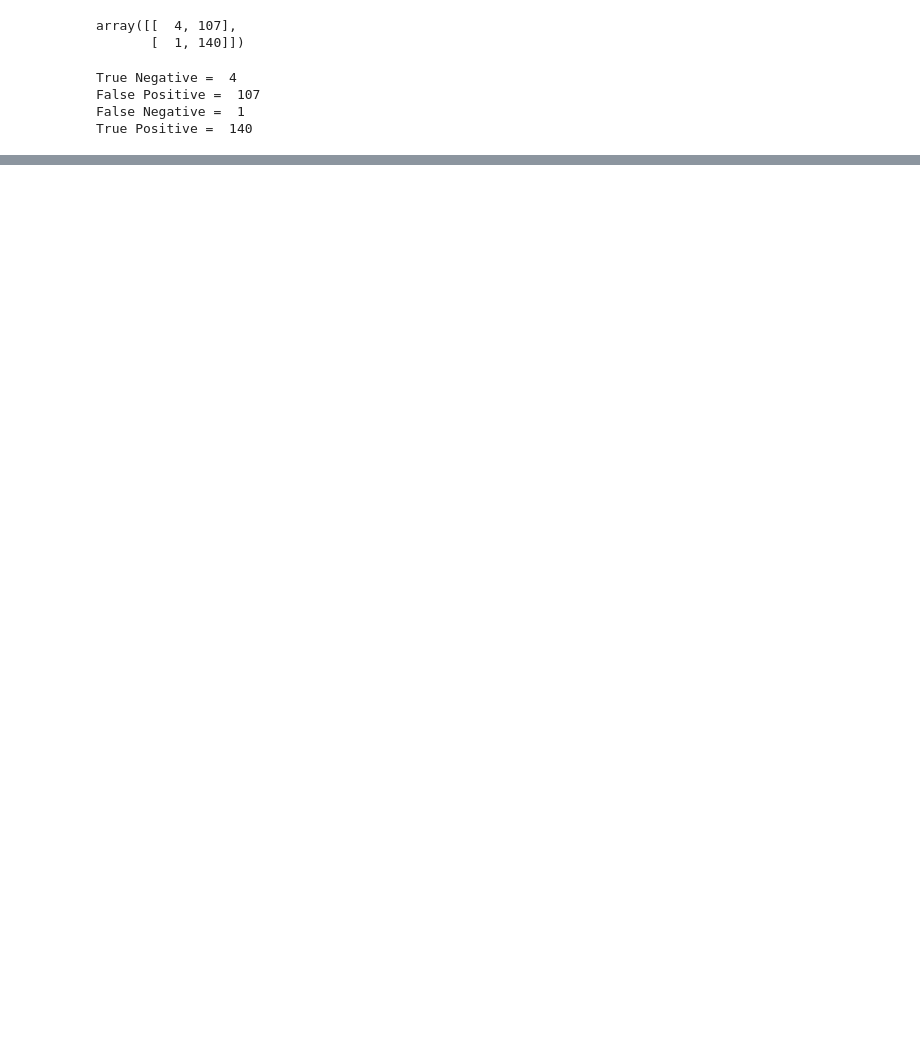
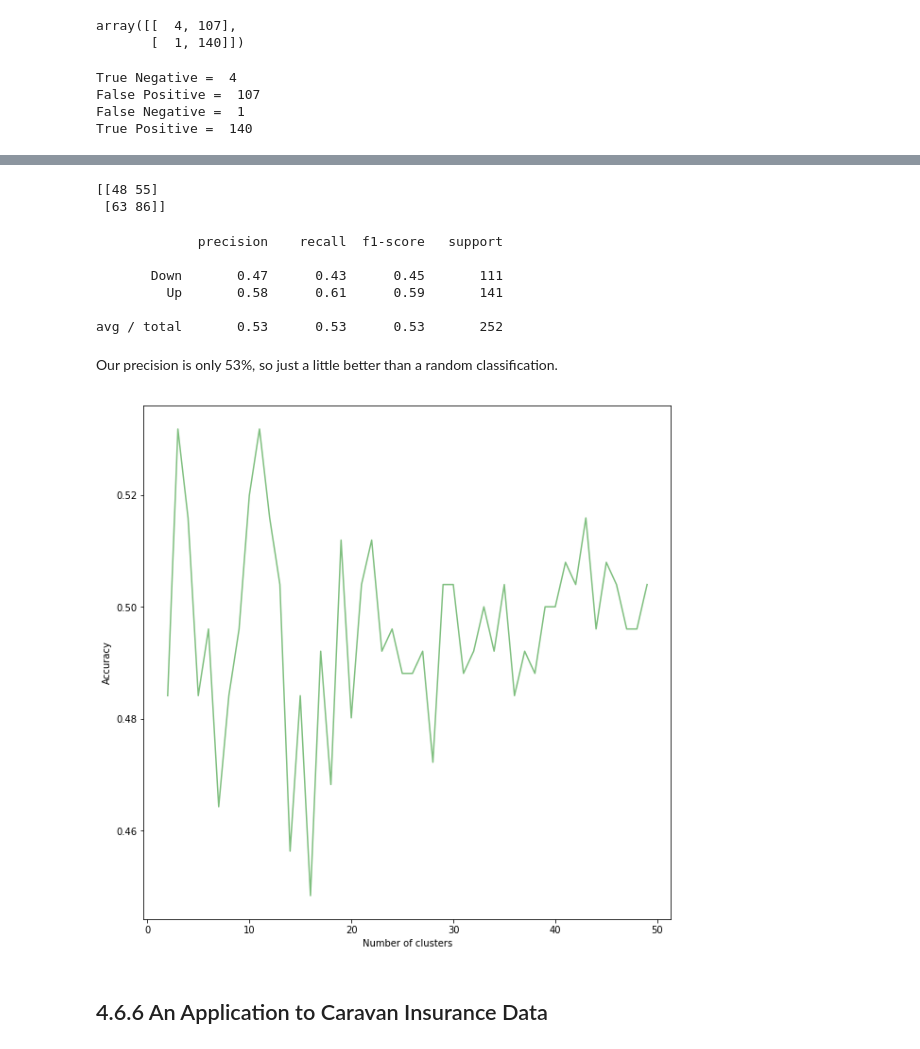
Before and after one commit to tdody/ISLR, a Jupyter notebook: Lab - Logistic Regression, LDA, QDA, and KNN.ipynb, the cells around one changed output, grey strips where cells are left out. Saved outputs shown, nothing was run; the diff lists cells and outputs as text; code cells hidden in the pictures; blank space fills up the shorter version.

```diff
--- a/Lab - Logistic Regression, LDA, QDA, and KNN.ipynb
+++ b/Lab - Logistic Regression, LDA, QDA, and KNN.ipynb
@@ -317,0 +336,12 @@ True Positive =  140
+# %%
+# Training data
+X_train = df[:'2004'][['Lag1','Lag2']]
+y_train = df[:'2004']['Direction']
+
+# Test data
+X_test = df['2005':][['Lag1','Lag2']]
+y_test = df['2005':]['Direction']
+# %%
+# Create and fit model
+lda = LDA()
+lda.fit(X_train,y_train)
@@ -317,0 +410,4 @@ True Positive =  140
+# %%
+# Create and fit model
+qda = QDA()
+qda.fit(X_train,y_train)
@@ -317,0 +458,40 @@ True Positive =  140
+# %%
+# Create and fit model
+knn = KNeighborsClassifier(n_neighbors=3)
+y_pred = knn.fit(X_train,y_train).predict(X_test)
+# %%
+# Confusion matrix
+print(confusion_matrix(y_pred,y_test))
+# %% [output]
+[[48 55]
+ [63 86]]
+# %%
+# Classification report
+print(classification_report(y_test,y_pred))
+# %% [output]
+             precision    recall  f1-score   support
+
+       Down       0.47      0.43      0.45       111
+         Up       0.58      0.61      0.59       141
+
+avg / total       0.53      0.53      0.53       252
+# %% [markdown]
+Our precision is only 53%, so just a little better than a random classification.
+# %%
+# Optimize the number of clusters
+accuracy = []
+
+for k in range(2,50):
+    knn = KNeighborsClassifier(n_neighbors=k)
+    y_pred = knn.fit(X_train,y_train).predict(X_test)
+    accuracy.append(accuracy_score(y_test, y_pred))
+
+plt.figure(figsize=(10,10))
+plt.plot(range(2,50), accuracy, c="g", alpha=0.5)
+plt.xlabel("Number of clusters")
+plt.ylabel("Accuracy")
+plt.show()
+# %% [output]
+[figure, added]
+# %% [markdown]
+## 4.6.6 An Application to Caravan Insurance Data
```
Also changed, not shown: parts of 54 cells of this notebook, 1 other file.
